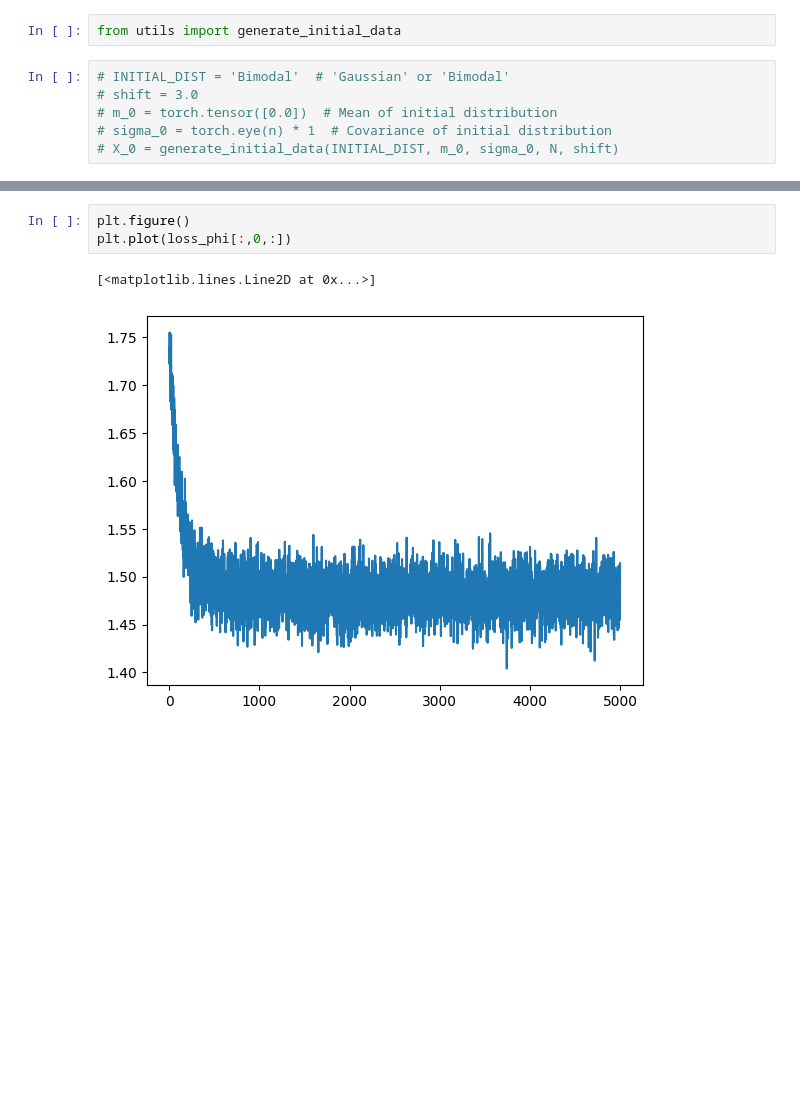
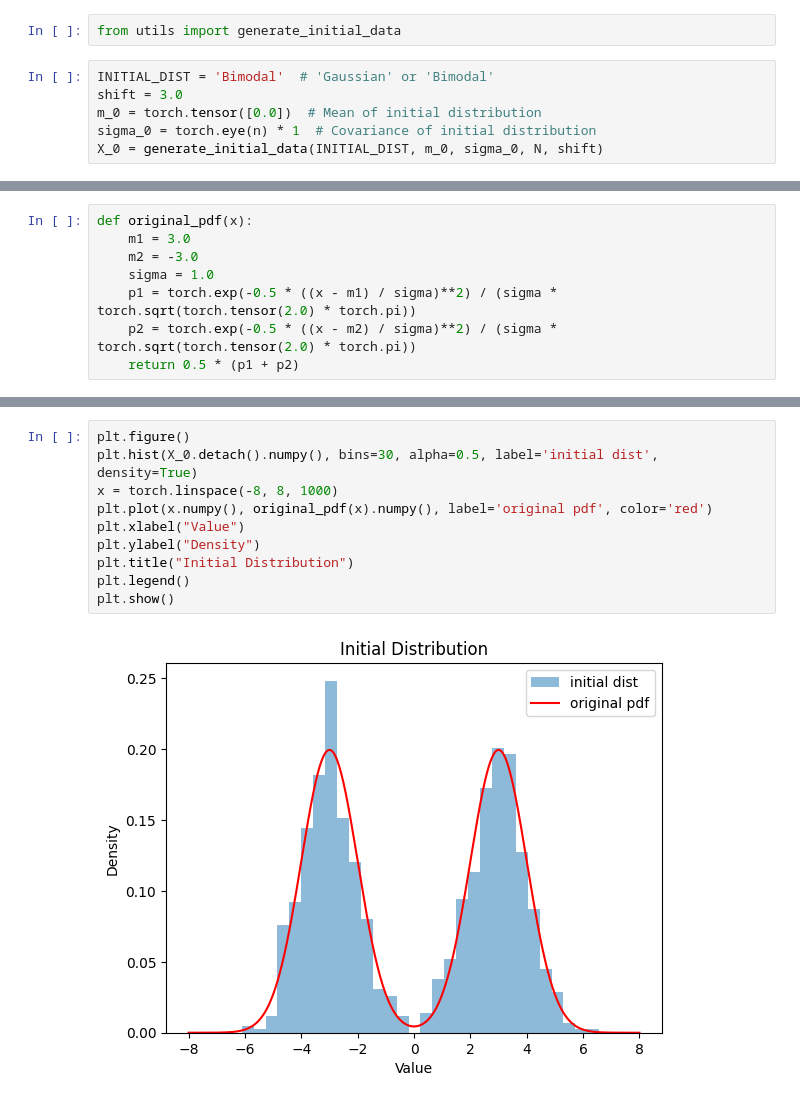
Before and after one commit to YuhangMeiUW/BSDE-Gradient, a Jupyter notebook: optimization_compare_diff.ipynb, the cells around one changed output, grey strips where cells are left out. Saved outputs shown, nothing was run; the diff lists cells and outputs as text; blank space fills up the shorter version.

```diff
--- a/optimization_compare_diff.ipynb
+++ b/optimization_compare_diff.ipynb
@@ -207,8 +208,8 @@ plt.show()
 # %%
 from utils import generate_initial_data
 # %%
-# INITIAL_DIST = 'Bimodal'  # 'Gaussian' or 'Bimodal'
-# shift = 3.0
-# m_0 = torch.tensor([0.0])  # Mean of initial distribution
-# sigma_0 = torch.eye(n) * 1  # Covariance of initial distribution
-# X_0 = generate_initial_data(INITIAL_DIST, m_0, sigma_0, N, shift)
+INITIAL_DIST = 'Bimodal'  # 'Gaussian' or 'Bimodal'
+shift = 3.0
+m_0 = torch.tensor([0.0])  # Mean of initial distribution
+sigma_0 = torch.eye(n) * 1  # Covariance of initial distribution
+X_0 = generate_initial_data(INITIAL_DIST, m_0, sigma_0, N, shift)
@@ -215,3 +220,11 @@ from utils import generate_initial_data
+# %%
+def original_pdf(x):
+    m1 = 3.0
+    m2 = -3.0
+    sigma = 1.0
+    p1 = torch.exp(-0.5 * ((x - m1) / sigma)**2) / (sigma * torch.sqrt(torch.tensor(2.0) * torch.pi))
+    p2 = torch.exp(-0.5 * ((x - m2) / sigma)**2) / (sigma * torch.sqrt(torch.tensor(2.0) * torch.pi))
+    return 0.5 * (p1 + p2)
 # %%
 plt.figure()
 plt.hist(final_traj_phi[-1,:,:].detach().numpy(), bins=30, alpha=0.5, label='phi(theta) grad', density=True)
@@ -316,6 +240,12 @@ plt.legend()
-# %%
-plt.figure()
-plt.plot(loss_phi[:,0,:])
-# %% [output]
-[<matplotlib.lines.Line2D at 0x...>]
-[figure, removed]
+# %%
+plt.figure()
+plt.hist(X_0.detach().numpy(), bins=30, alpha=0.5, label='initial dist', density=True)
+x = torch.linspace(-8, 8, 1000)
+plt.plot(x.numpy(), original_pdf(x).numpy(), label='original pdf', color='red')
+plt.xlabel("Value")
+plt.ylabel("Density")
+plt.title("Initial Distribution")
+plt.legend()
+plt.show()
+# %% [output]
+[figure, added]
```
Also changed, not shown: parts of 24 cells of this notebook, 1 other file.
